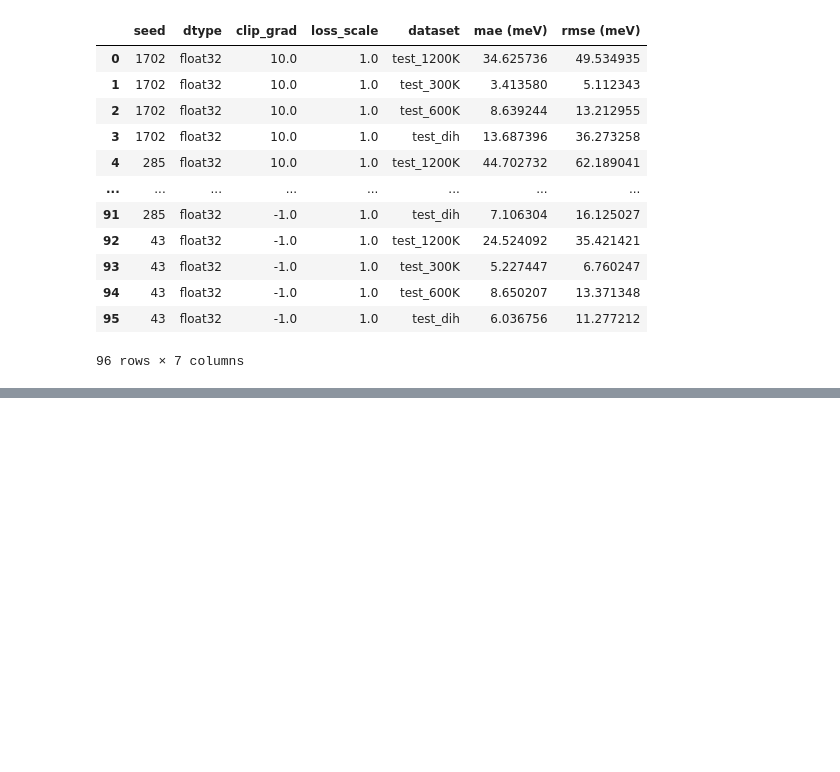
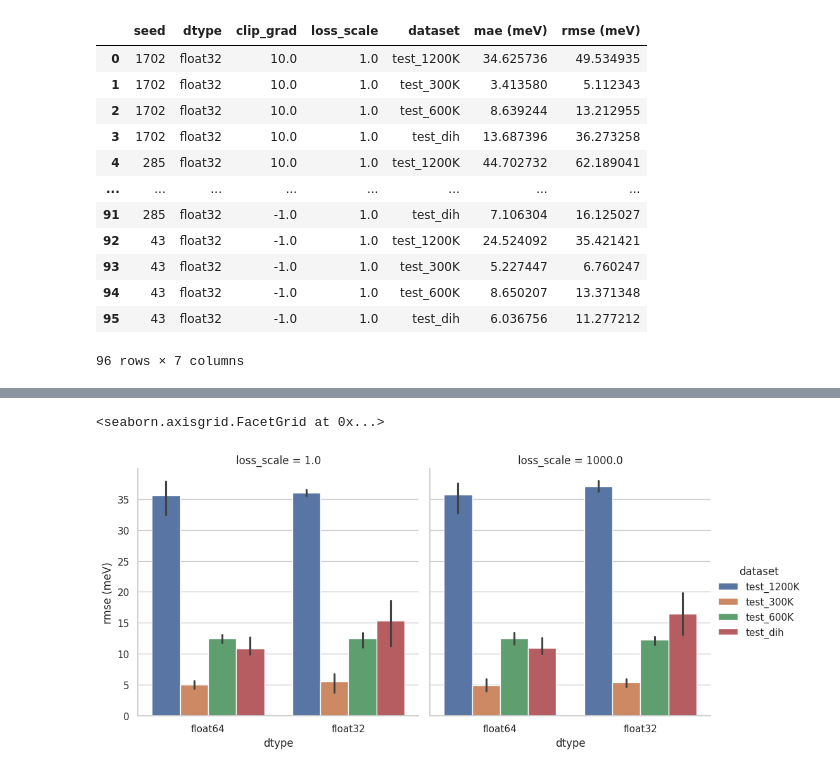
Before and after one commit to hatemhelal/mace, a Jupyter notebook: experiments/eval_sweep.ipynb, the cells around one changed output, grey strips where cells are left out. Cells and saved outputs as stored; diff of their text form; code cells hidden in the pictures; blank space fills up the shorter version.

```diff
--- a/experiments/eval_sweep.ipynb
+++ b/experiments/eval_sweep.ipynb
@@ -156,0 +175,6 @@ sweep_results.sort_values(by=["mean"])
+# %%
+mask = (df["clip_grad"] == -1)
+sns.catplot(data=df[mask], x="dtype", y="rmse (meV)", hue="dataset", col="loss_scale", kind="bar")
+# %% [output]
+<seaborn.axisgrid.FacetGrid at 0x...>
+[figure, added]
```
Also changed, not shown: parts of 2 cells of this notebook.
